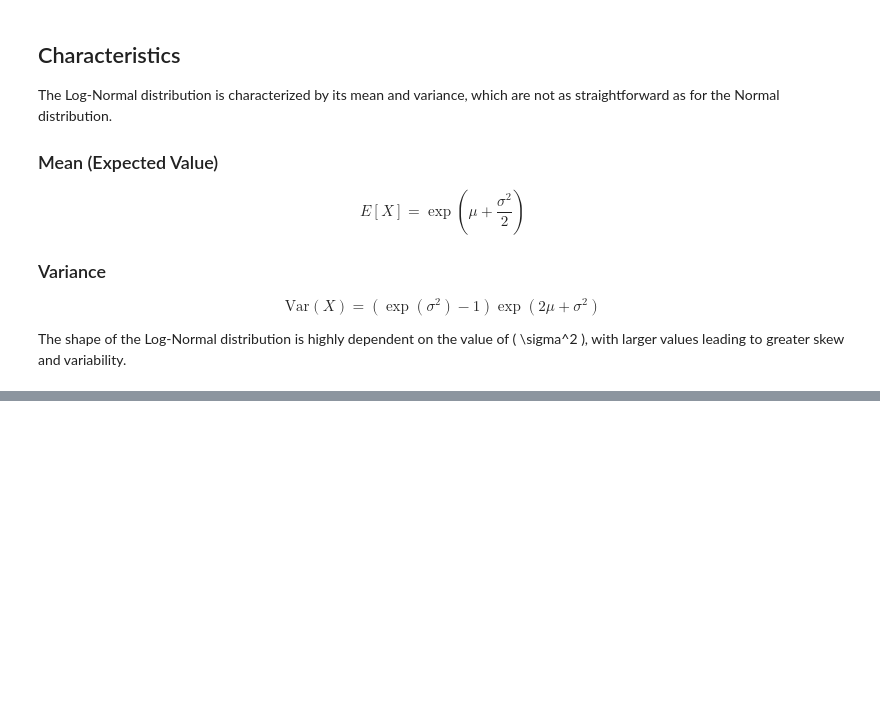
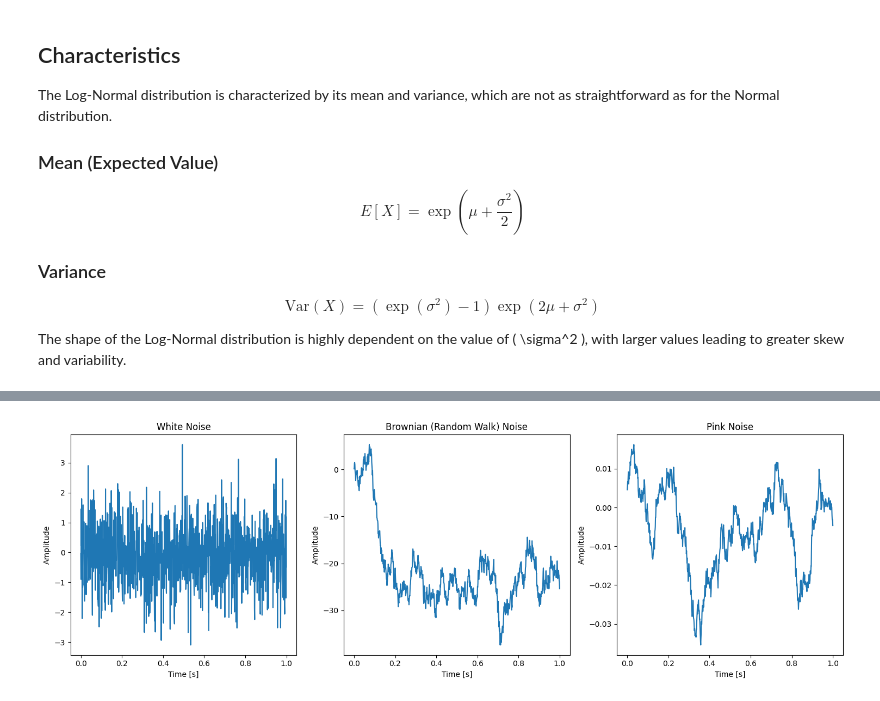
Before and after one commit to dkanh6/CMP_SC-7540-Neural-Models, a Jupyter notebook: Probability_Distributions.ipynb, the cells around one changed output, grey strips where cells are left out. Cells and saved outputs as stored; diff of their text form; code cells hidden in the pictures; blank space fills up the shorter version.

```diff
--- a/Probability_Distributions.ipynb
+++ b/Probability_Distributions.ipynb
@@ -366,0 +418,43 @@ plt.show()
+# %%
+# Parameters
+fs = 1000  # Sampling frequency
+duration = 1  # seconds
+t = np.linspace(0, duration, fs*duration)  # time vector
+
+# Generate white noise
+white_noise = np.random.normal(0, 1, size=fs*duration)
+
+# Generate Brownian noise (random walk)
+brownian_noise = np.cumsum(np.random.normal(0, 1, size=fs*duration))
+
+# Generate pink noise
+pink_noise = np.convolve(white_noise, np.ones((fs//10,))/fs, 'same')
+
+# Plotting
+plt.figure(figsize=(15, 5))
+
+# White noise
+plt.subplot(1, 3, 1)
+plt.plot(t, white_noise)
+plt.title('White Noise')
+plt.xlabel('Time [s]')
+plt.ylabel('Amplitude')
+
+# Brownian noise
+plt.subplot(1, 3, 2)
+plt.plot(t, brownian_noise)
+plt.title('Brownian (Random Walk) Noise')
+plt.xlabel('Time [s]')
+plt.ylabel('Amplitude')
+
+# Pink noise
+plt.subplot(1, 3, 3)
+plt.plot(t, pink_noise)
+plt.title('Pink Noise')
+plt.xlabel('Time [s]')
+plt.ylabel('Amplitude')
+
+plt.tight_layout()
+plt.show()
+# %% [output]
+[figure, added]
```
Also changed, not shown: parts of 6 cells of this notebook.
